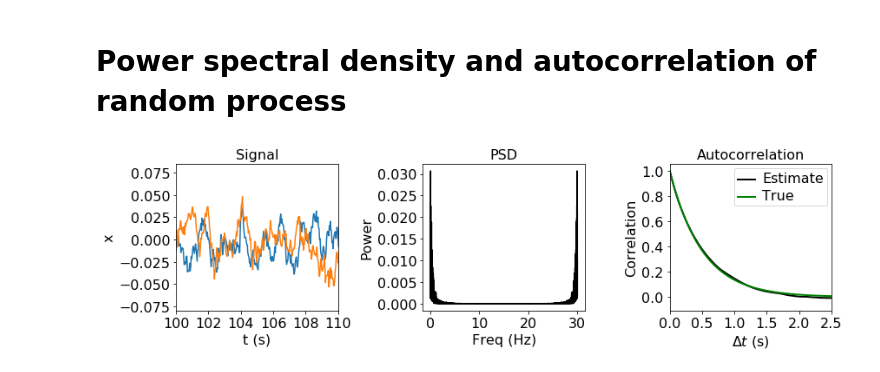
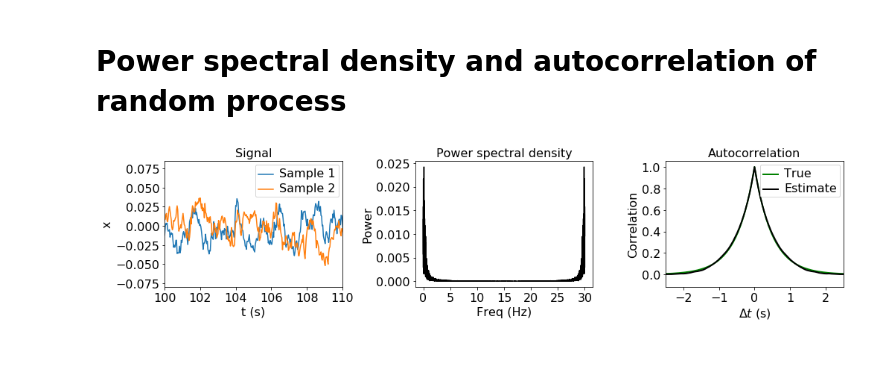
Before and after one commit to rkp8000/etudes, a Jupyter notebook: signal_power_spectrum.ipynb, the cells around one changed output. Cells and saved outputs as stored; diff of their text form; code cells hidden in the pictures.

Commit message:
Make cor_psd return shifted time vector.

```diff
--- a/signal_power_spectrum.ipynb
+++ b/signal_power_spectrum.ipynb
@@ -92,10 +92,11 @@ def cor_psd(xs, ys, dt, scale):
 
     To do: optional mean-subtraction to get proper autocovariance.
     '''
-    frq = np.fft.fftfreq(xs.shape[1], dt) % (1/dt)
+    n_t = xs.shape[1]
+    frq = np.fft.fftfreq(n_t, dt) % (1/dt)
 
-    ffts_x = np.fft.fft(xs, axis=1) / np.sqrt(xs.shape[1])
-    ffts_y = np.fft.fft(ys, axis=1) / np.sqrt(xs.shape[1])
+    ffts_x = np.fft.fft(xs, axis=1) / np.sqrt(n_t)
+    ffts_y = np.fft.fft(ys, axis=1) / np.sqrt(n_t)
     psd = np.mean(ffts_x * np.conj(ffts_y), axis=0)
 
     cor = np.real(np.fft.ifft(psd))
@@ -103,51 +104,53 @@ def cor_psd(xs, ys, dt, scale):
     if scale:
         cor /= (xs.std() * ys.std())
 
-    return cor, psd, frq
+    cut = int(np.floor(n_t/2))
+    cor = np.concatenate([cor[cut:], cor[:cut]])
+    tc = np.concatenate([np.arange(cut-n_t, 0.)*dt, np.arange(0., cut)*dt])
+
+    return cor, tc, psd, frq
 # %%
-# test cor_psd func
+# test on 1-D driven exponential filter
+FPS = 30
+DT = 1/FPS
 np.random.seed(0)
-FPS = 30.
-DT = 1/FPS
-
-t = np.arange(0, 600, DT)
-xs = np.nan * np.zeros((3, len(t)))
+t = np.arange(0, 300, DT)
+xs = np.nan * np.zeros((5, len(t)))
 tau = .5
 
-for ctr in range(3):
+for ctr in range(len(xs)):
     xs[ctr, 0] = 0
     for ct, _t in enumerate(t[1:], 1):
         dx = (DT/tau) * (-xs[ctr, ct-1] + .1 * np.random.randn())
         xs[ctr, ct] = xs[ctr, ct-1] + dx
 
-acor, psd, frq = cor_psd(xs, xs, DT, scale=True)
+acor, tac, psd, frq = cor_psd(xs, xs, DT, scale=True)
 
-
-# ground truth autocorr
-acor_true = np.exp(-t/tau)
-
-fig, axs = plt.subplots(1, 3, figsize=(12, 3.5), tight_layout=True)
+fig, axs = plt.subplots(1, 3, figsize=(14, 3.5), tight_layout=True)
 axs[0].plot(t, xs[0, :])
 axs[0].plot(t, xs[1, :])
 axs[0].set_xlim(100, 110)
 axs[0].set_xlabel('t (s)')
 axs[0].set_ylabel('x')
 axs[0].set_title('Signal')
+axs[0].legend(['Sample 1', 'Sample 2'])
 
 axs[1].plot(frq, psd, c='k')
 axs[1].set_xlabel('Freq (Hz)')
 axs[1].set_ylabel('Power')
-axs[1].set_title('PSD')
+axs[1].set_title('Power spectral density')
 
-axs[2].plot(t, acor, lw=2, c='k')
-axs[2].plot(t, acor_true, lw=2, c='g')
-axs[2].set_xlim(0, 5*tau)
+axs[2].plot(tac, np.exp(-np.abs(tac)/tau), lw=2, c='g')
+axs[2].plot(tac, acor, lw=2, c='k')
+axs[2].set_xlim(-5*tau, 5*tau)
 axs[2].set_xlabel('$\Delta t$ (s)')
 axs[2].set_ylabel('Correlation')
 axs[2].set_title('Autocorrelation')
-axs[2].legend(['Estimate', 'True'])
+axs[2].legend(['True', 'Estimate'])
 
 for ax in axs:
     set_font_size(ax, 16)
+
+del t, xs, tau, ctr, ct, _t, dx, acor, tac, psd, frq, fig, axs
 # %% [output]
-[figure, old version]
+[figure, new version]
```
Also changed, not shown: parts of 2 cells of this notebook.
